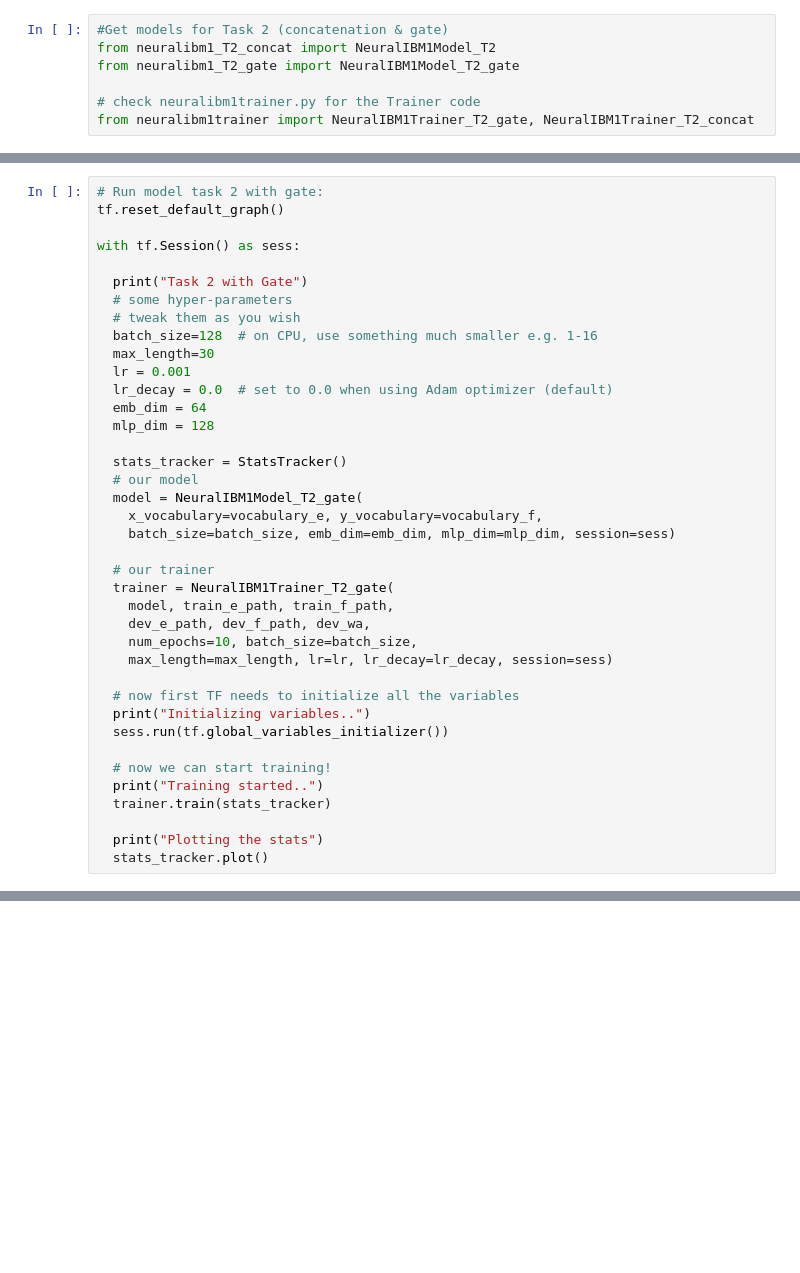
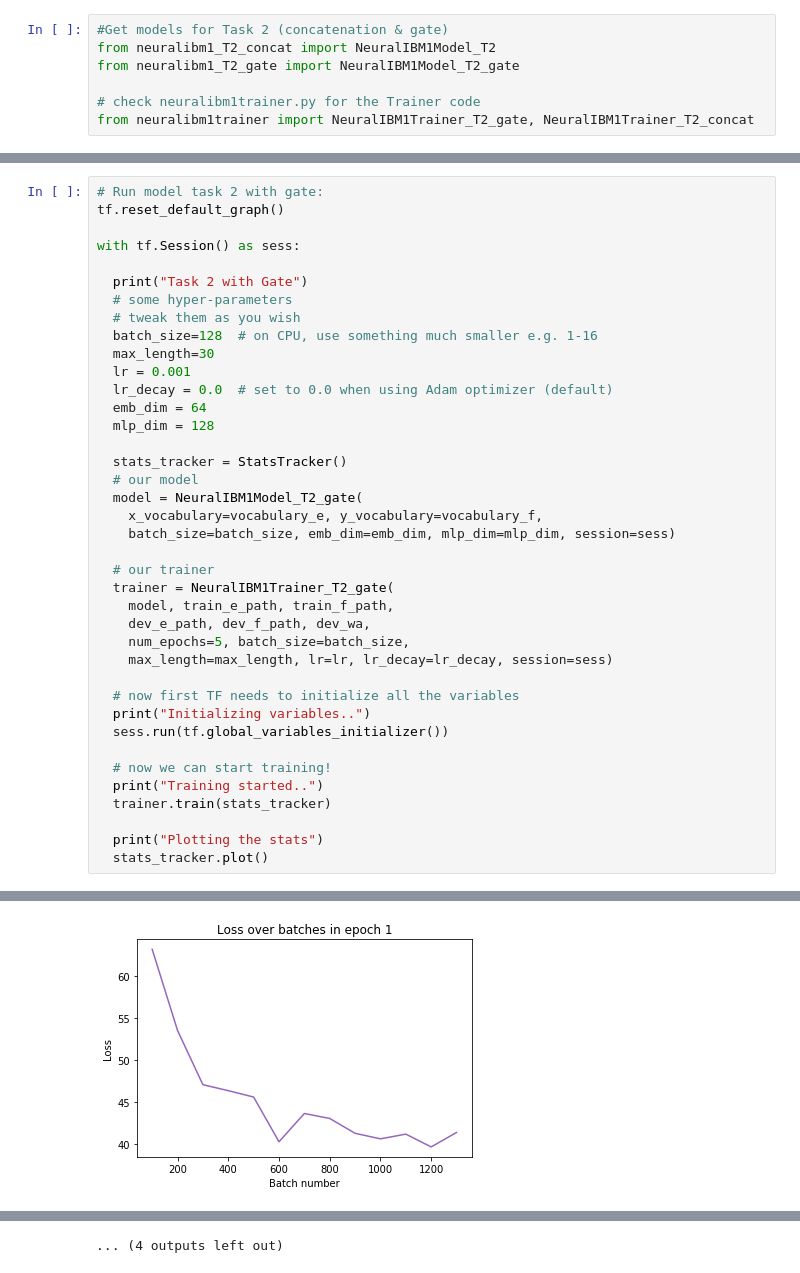
Before and after one commit to HEmile/nlp2, a Jupyter notebook: project 3/T2.ipynb, the cells around one changed output, grey strips where cells are left out. Cells and saved outputs as stored; diff of their text form; blank space fills up the shorter version.

```diff
--- a/project 3/T2.ipynb
+++ b/project 3/T2.ipynb
@@ -114,7 +131,7 @@ with tf.Session() as sess:
   trainer = NeuralIBM1Trainer_T2_gate(
     model, train_e_path, train_f_path,
     dev_e_path, dev_f_path, dev_wa,
-    num_epochs=10, batch_size=batch_size,
+    num_epochs=5, batch_size=batch_size,
     max_length=max_length, lr=lr, lr_decay=lr_decay, session=sess)
 
   # now first TF needs to initialize all the variables
@@ -127,3 +144,4 @@ with tf.Session() as sess:
 
   print("Plotting the stats")
   stats_tracker.plot()
+# %% [output]
@@ -129,0 +165 @@ with tf.Session() as sess:
+[figure, added]
@@ -129,0 +176 @@ with tf.Session() as sess:
+... (4 outputs left out)
```
Also changed, not shown: parts of 2 cells of this notebook.
